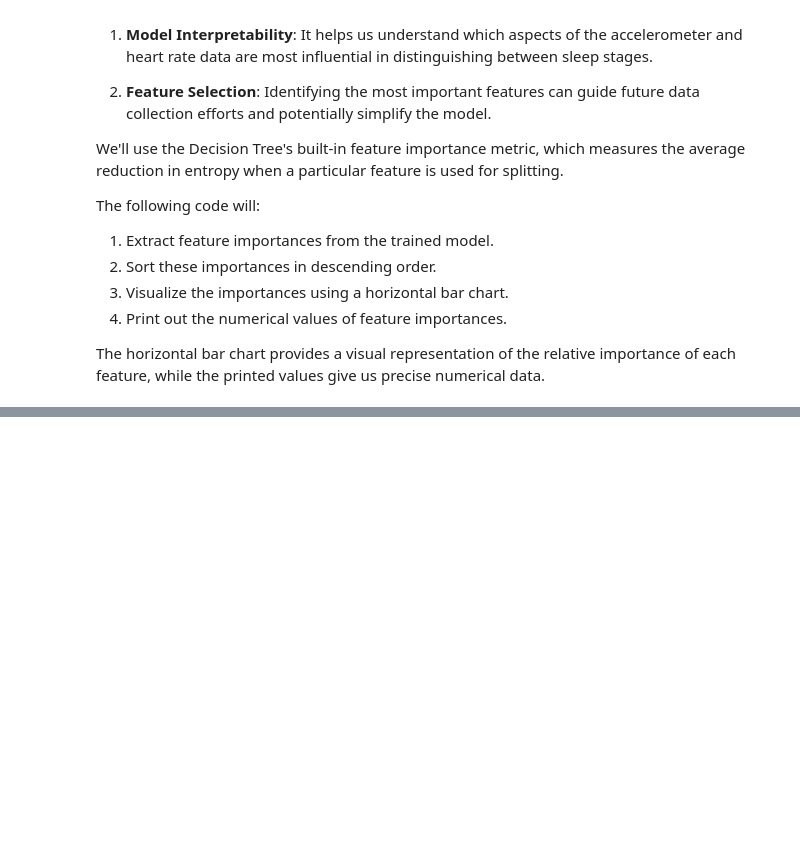
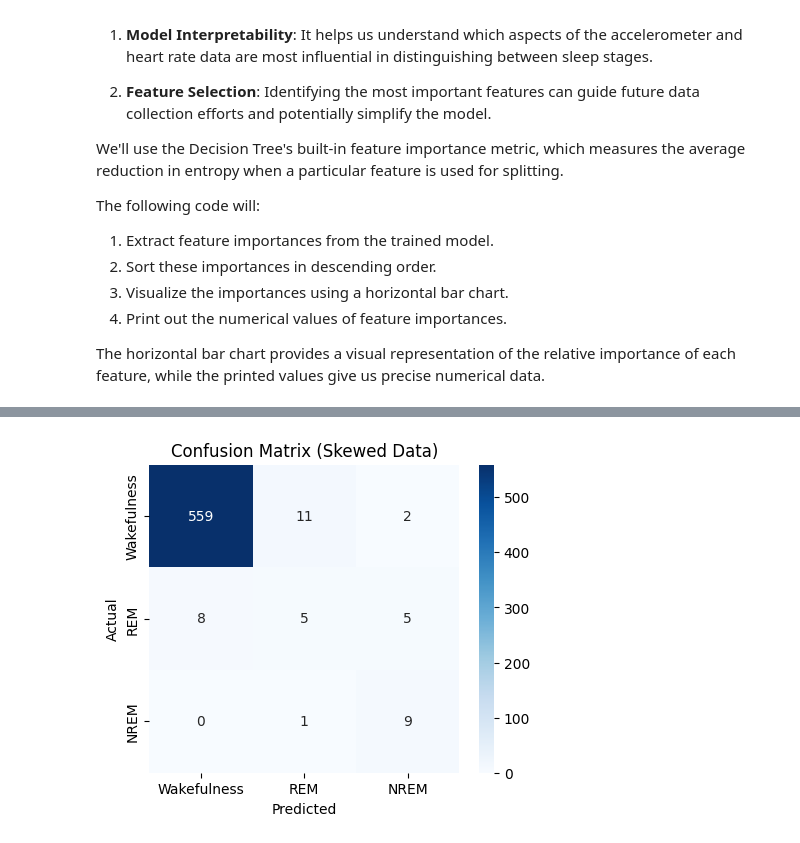
Before and after one commit to dganesan/mhealth-course, a Jupyter notebook: chapter3-activityrecognition/notebooks/Chapter3-ClassifierEvaluation.ipynb, the cells around one changed output, grey strips where cells are left out. Drawn from its saved outputs; the diff is of its cells as text; code cells hidden in the pictures; blank space fills up the shorter version.

```diff
--- a/chapter3-activityrecognition/notebooks/Chapter3-ClassifierEvaluation.ipynb
+++ b/chapter3-activityrecognition/notebooks/Chapter3-ClassifierEvaluation.ipynb
@@ -266,0 +300,76 @@ Feature Importances:
+# %%
+print("\n--- Skewed Data Case ---\n")
+
+# Generate skewed data
+skewed_data = generate_synthetic_data(2000, class_distribution=[0.95, 0.03, 0.02])
+
+# Split data into features (X) and labels (y)
+X_skewed = skewed_data.drop('Stage', axis=1)
+y_skewed = skewed_data['Stage']
+
+# Split into training and testing sets
+X_train_skewed, X_test_skewed, y_train_skewed, y_test_skewed = train_test_split(X_skewed, y_skewed, test_size=0.3, random_state=42)
+
+# Train a Decision Tree classifier
+clf_skewed = DecisionTreeClassifier(random_state=42)
+clf_skewed.fit(X_train_skewed, y_train_skewed)
+
+# Make predictions
+y_pred_skewed = clf_skewed.predict(X_test_skewed)
+
+# Generate confusion matrix
+cm_skewed = confusion_matrix(y_test_skewed, y_pred_skewed, labels=['Wakefulness', 'REM', 'NREM'])
+
+# Calculate precision, recall, and F1 score
+precision_skewed, recall_skewed, f1_skewed, _ = precision_recall_fscore_support(y_test_skewed, y_pred_skewed, average=None, labels=['Wakefulness', 'REM', 'NREM'])
+
+# Display results
+print("Confusion Matrix (Skewed Data):")
+print(cm_skewed)
+
+# Visualize the confusion matrix
+plt.figure(figsize=(5, 4))
+sns.heatmap(cm_skewed, annot=True, fmt='d', cmap='Blues',
+            xticklabels=['Wakefulness', 'REM', 'NREM'],
+            yticklabels=['Wakefulness', 'REM', 'NREM'])
+plt.title('Confusion Matrix (Skewed Data)')
+plt.xlabel('Predicted')
+plt.ylabel('Actual')
+plt.show()
+
+# Create a DataFrame for precision, recall, and F1 score
+results_df_skewed = pd.DataFrame({
+    'Precision': precision_skewed,
+    'Recall': recall_skewed,
+    'F1 Score': f1_skewed
+}, index=['Wakefulness', 'REM', 'NREM'])
+
+# Format the DataFrame as a pretty table
+table_skewed = tabulate(results_df_skewed, headers='keys', tablefmt='fancy_grid', floatfmt='.3f')
+
+# Display results as a table
+print("\nPrecision, Recall, and F1 Score (Skewed Data):")
+print(table_skewed)
+
+# Calculate and display class distribution
+class_distribution_skewed = y_test_skewed.value_counts(normalize=True)
+print("\nClass Distribution in Test Set (Skewed Data):")
+print(class_distribution_skewed)
+
+# Naive classifier that always predicts the majority class
+naive_pred_skewed = np.full_like(y_test_skewed, 'Wakefulness')
+naive_accuracy_skewed = accuracy_score(y_test_skewed, naive_pred_skewed)
+print(f"\nNaive Classifier Accuracy (always predicting Wakefulness): {naive_accuracy_skewed:.3f}")
+
+# Calculate overall accuracy for the skewed case
+accuracy_skewed = accuracy_score(y_test_skewed, y_pred_skewed)
+print(f"\nOverall Accuracy (Skewed Data): {accuracy_skewed:.3f}")
+
+# In the skewed data section, add this after calculating the overall accuracy
+balanced_accuracy_skewed = balanced_accuracy_score(y_test_skewed, y_pred_skewed)
+print(f"Balanced Accuracy (Skewed Data): {balanced_accuracy_skewed:.3f}")
+
+# Balanced accuracy for the naive classifier
+naive_balanced_accuracy_skewed = balanced_accuracy_score(y_test_skewed, naive_pred_skewed)
+print(f"Naive Classifier Balanced Accuracy: {naive_balanced_accuracy_skewed:.3f}")
+# %% [output]
@@ -266,0 +382 @@ Feature Importances:
+[figure, added]
```
Also changed, not shown: parts of 7 cells of this notebook, 1 other file.
